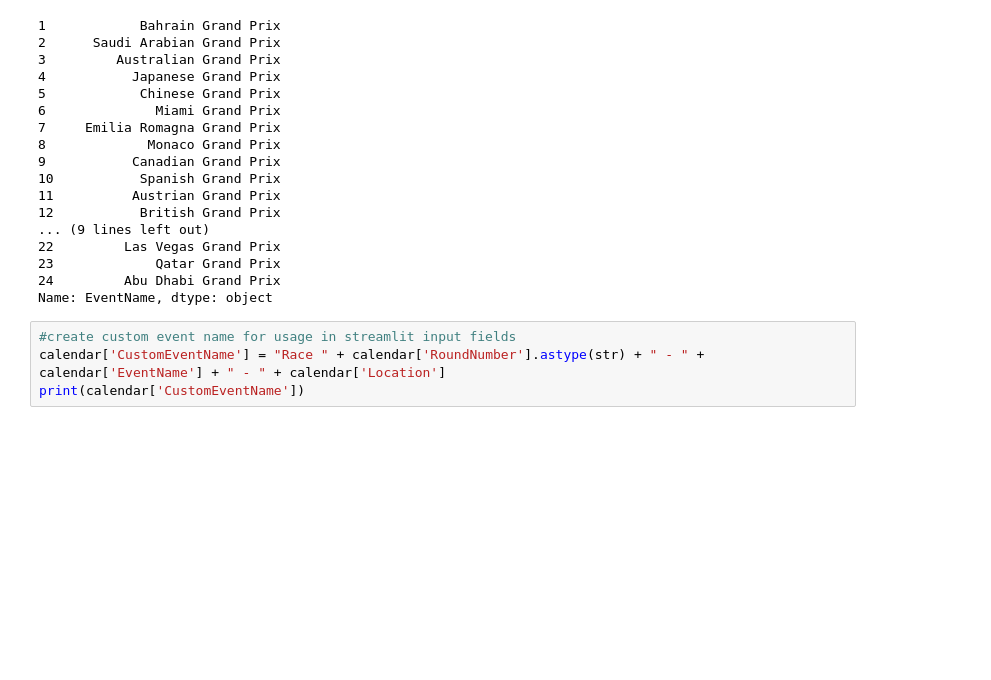
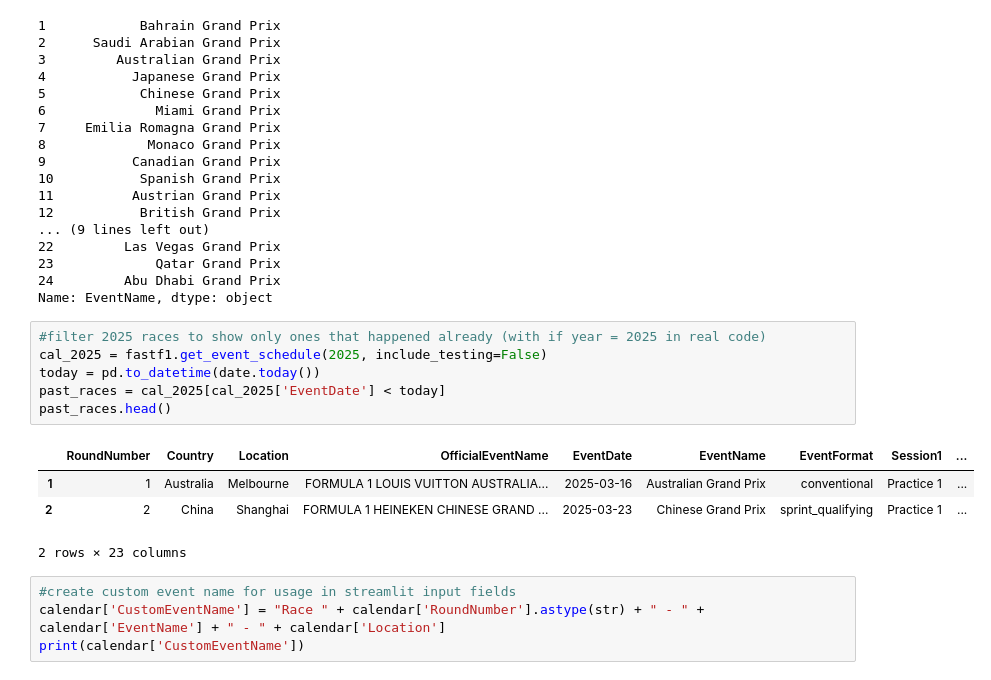
Before and after one commit to Chris-0303/Racing_Insights, a Jupyter notebook: Code/data exploration/fastf1_data_exploration.ipynb, the cells around one changed output. Drawn from its saved outputs; the diff is of its cells as text; blank space fills up the shorter version.

Commit message:
updated helper_functions with 2025 filters + readme

```diff
--- a/Code/data exploration/fastf1_data_exploration.ipynb
+++ b/Code/data exploration/fastf1_data_exploration.ipynb
@@ -69,6 +70,17 @@ calendar['EventName']
 23             Qatar Grand Prix
 24         Abu Dhabi Grand Prix
 Name: EventName, dtype: object
+# %%
+#filter 2025 races to show only ones that happened already (with if year = 2025 in real code)
+cal_2025 = fastf1.get_event_schedule(2025, include_testing=False)
+today = pd.to_datetime(date.today())
+past_races = cal_2025[cal_2025['EventDate'] < today]
+past_races.head()
+# %% [output]
+|  | RoundNumber | Country | Location | OfficialEventName | EventDate | EventName | EventFormat | Session1 | ... |
+| 1 | 1 | Australia | Melbourne | FORMULA 1 LOUIS VUITTON AUSTRALIA... | 2025-03-16 | Australian Grand Prix | conventional | Practice 1 | ... |
+| 2 | 2 | China | Shanghai | FORMULA 1 HEINEKEN CHINESE GRAND ... | 2025-03-23 | Chinese Grand Prix | sprint_qualifying | Practice 1 | ... |
+2 rows × 23 columns
 # %%
 #create custom event name for usage in streamlit input fields
 calendar['CustomEventName'] = "Race " + calendar['RoundNumber'].astype(str) + " - " + calendar['EventName'] + " - " + calendar['Location']
```
Also changed, not shown: parts of 2 cells of this notebook, 2 other files.
